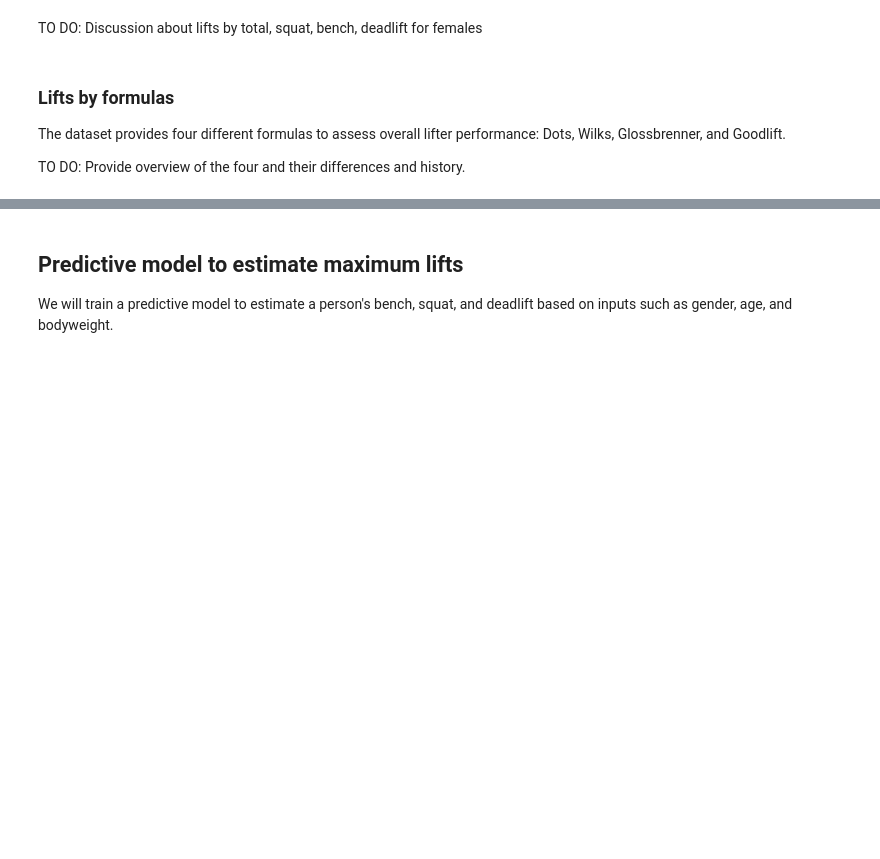
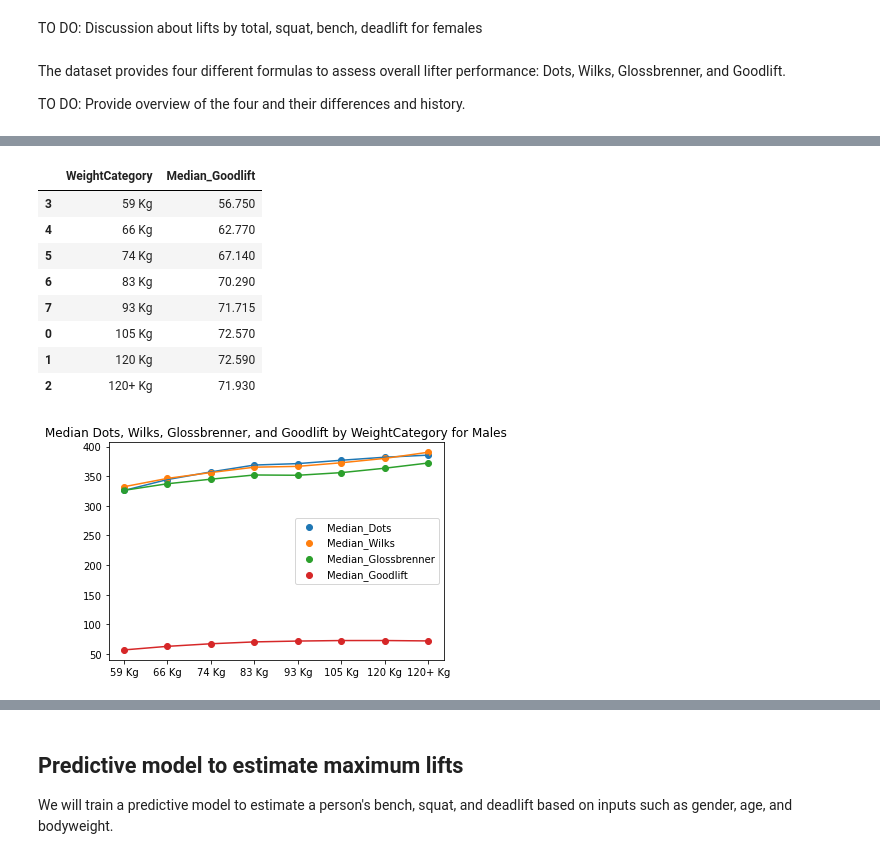
Before and after one commit to kim-jason/PowerliftingDataset, a Jupyter notebook: Powerlifting_Data_Science_Project.ipynb, the cells around one changed output, grey strips where cells are left out. Saved outputs shown, nothing was run; the diff lists cells and outputs as text; code cells hidden in the pictures; blank space fills up the shorter version.

Commit message:
Lifts by WeightCategory, Lifts by AgeCategory

```diff
--- a/Powerlifting_Data_Science_Project.ipynb
+++ b/Powerlifting_Data_Science_Project.ipynb
@@ -625,0 +625,4 @@ dtype: int64
+# %%
+cleaned_df.loc[cleaned_df.Tested != "Yes", ['Tested']] = False
+cleaned_df.loc[cleaned_df.Tested == "Yes", ['Tested']] = True
+display(cleaned_df.groupby("Tested").size())
@@ -648,17 +656,17 @@ Similarly as above, we will use the IPF categories of age categories as listed i
 def classify_agecategory(age):
   if age < 14:
     return None
-  elif 14 <= age and age <= 18:
+  elif 14 <= age and age < 19:
     return "Sub-Junior"
-  elif 19 <= age and age <= 23:
+  elif 19 <= age and age < 24:
     return "Junior"
-  elif 24 <= age and age <= 39:
+  elif 24 <= age and age < 40:
     return "Open"
-  elif 40 <= age and age <= 49:
+  elif 40 <= age and age < 50:
     return "Master 1"
-  elif 50 <= age and age <= 59:
+  elif 50 <= age and age < 60:
     return "Master 2"
-  elif 60 <= age and age <= 69:
+  elif 60 <= age and age < 70:
     return "Master 3"
   else:
     return "Master 4"
@@ -1041,8 +1075,52 @@ plt.show()
 # %% [markdown]
 TO DO: Discussion about lifts by total, squat, bench, deadlift for females
 # %% [markdown]
-### Lifts by formulas
-
 The dataset provides four different formulas to assess overall lifter performance: Dots, Wilks, Glossbrenner, and Goodlift.
 
 TO DO: Provide overview of the four and their differences and history.
+# %%
+# Visualize Dots vs weight for males
+all_lifts_dots_male = all_lifts_male.groupby(['WeightCategory']).agg(Median_Dots=('Dots', 'median'))
+all_lifts_dots_male = all_lifts_dots_male.reset_index()
+all_lifts_dots_male = order_male_weightcategories(all_lifts_dots_male)
+
+display(all_lifts_dots_male)
+plt.scatter(all_lifts_dots_male['WeightCategory'], all_lifts_dots_male['Median_Dots'], label="Median_Dots")
+plt.plot(all_lifts_dots_male['WeightCategory'], all_lifts_dots_male['Median_Dots'])
+
+
+# Visualize Wilks vs weight for males
+all_lifts_wilks_male = all_lifts_male.groupby(['WeightCategory']).agg(Median_Wilks=('Wilks', 'median'))
+all_lifts_wilks_male = all_lifts_wilks_male.reset_index()
+all_lifts_wilks_male = order_male_weightcategories(all_lifts_wilks_male)
+
+display(all_lifts_wilks_male)
+plt.scatter(all_lifts_wilks_male['WeightCategory'], all_lifts_wilks_male['Median_Wilks'], label="Median_Wilks")
+plt.plot(all_lifts_wilks_male['WeightCategory'], all_lifts_wilks_male['Median_Wilks'])
+
+
+# Visualize Glossbrenner vs weight for males
+all_lifts_glossbrenner_male = all_lifts_male.groupby(['WeightCategory']).agg(Median_Glossbrenner=('Glossbrenner', 'median'))
+all_lifts_glossbrenner_male = all_lifts_glossbrenner_male.reset_index()
+all_lifts_glossbrenner_male = order_male_weightcategories(all_lifts_glossbrenner_male)
+
+display(all_lifts_glossbrenner_male)
+plt.scatter(all_lifts_glossbrenner_male['WeightCategory'], all_lifts_glossbrenner_male['Median_Glossbrenner'], label="Median_Glossbrenner")
+plt.plot(all_lifts_glossbrenner_male['WeightCategory'], all_lifts_glossbrenner_male['Median_Glossbrenner'])
+
+
+# Visualize Goodlift vs weight for males
+all_lifts_goodlift_male = all_lifts_male.groupby(['WeightCategory']).agg(Median_Goodlift=('Goodlift', 'median'))
+all_lifts_goodlift_male = all_lifts_goodlift_male.reset_index()
+all_lifts_goodlift_male = order_male_weightcategories(all_lifts_goodlift_male)
+
+display(all_lifts_goodlift_male)
+plt.scatter(all_lifts_goodlift_male['WeightCategory'], all_lifts_goodlift_male['Median_Goodlift'], label="Median_Goodlift")
+plt.plot(all_lifts_goodlift_male['WeightCategory'], all_lifts_goodlift_male['Median_Goodlift'])
+
+
+# Show legend and title
+plt.title("Median Dots, Wilks, Glossbrenner, and Goodlift by WeightCategory for Males")
+plt.legend()
+plt.show()
+# %% [output]
@@ -1048,0 +1154,10 @@ TO DO: Provide overview of the four and their differences and history.
+|  | WeightCategory | Median_Goodlift |
+| 3 | 59 Kg | 56.750 |
+| 4 | 66 Kg | 62.770 |
+| 5 | 74 Kg | 67.140 |
+| 6 | 83 Kg | 70.290 |
+| 7 | 93 Kg | 71.715 |
+| 0 | 105 Kg | 72.570 |
+| 1 | 120 Kg | 72.590 |
+| 2 | 120+ Kg | 71.930 |
+[figure, added]
```
Also changed, not shown: parts of 37 cells of this notebook.
